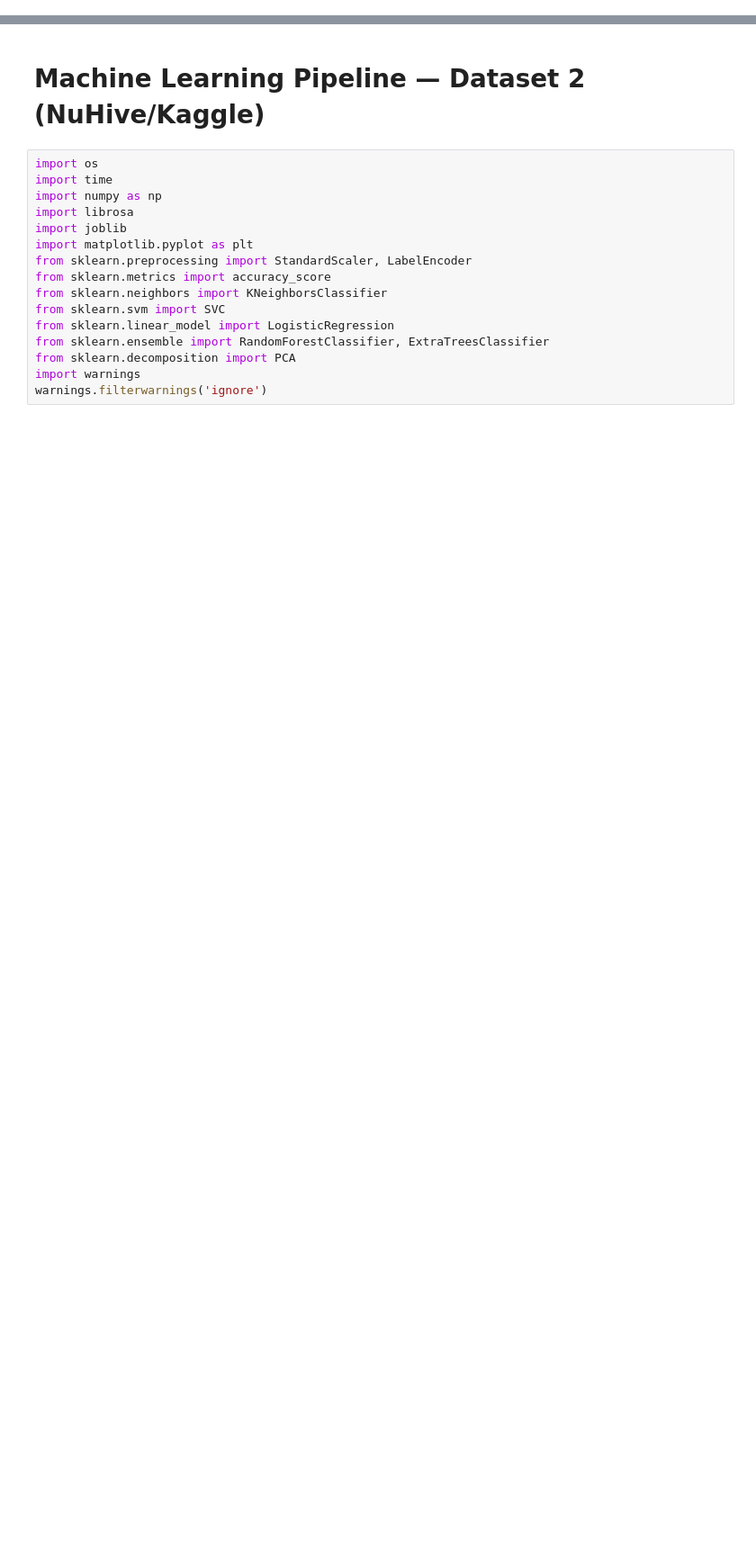
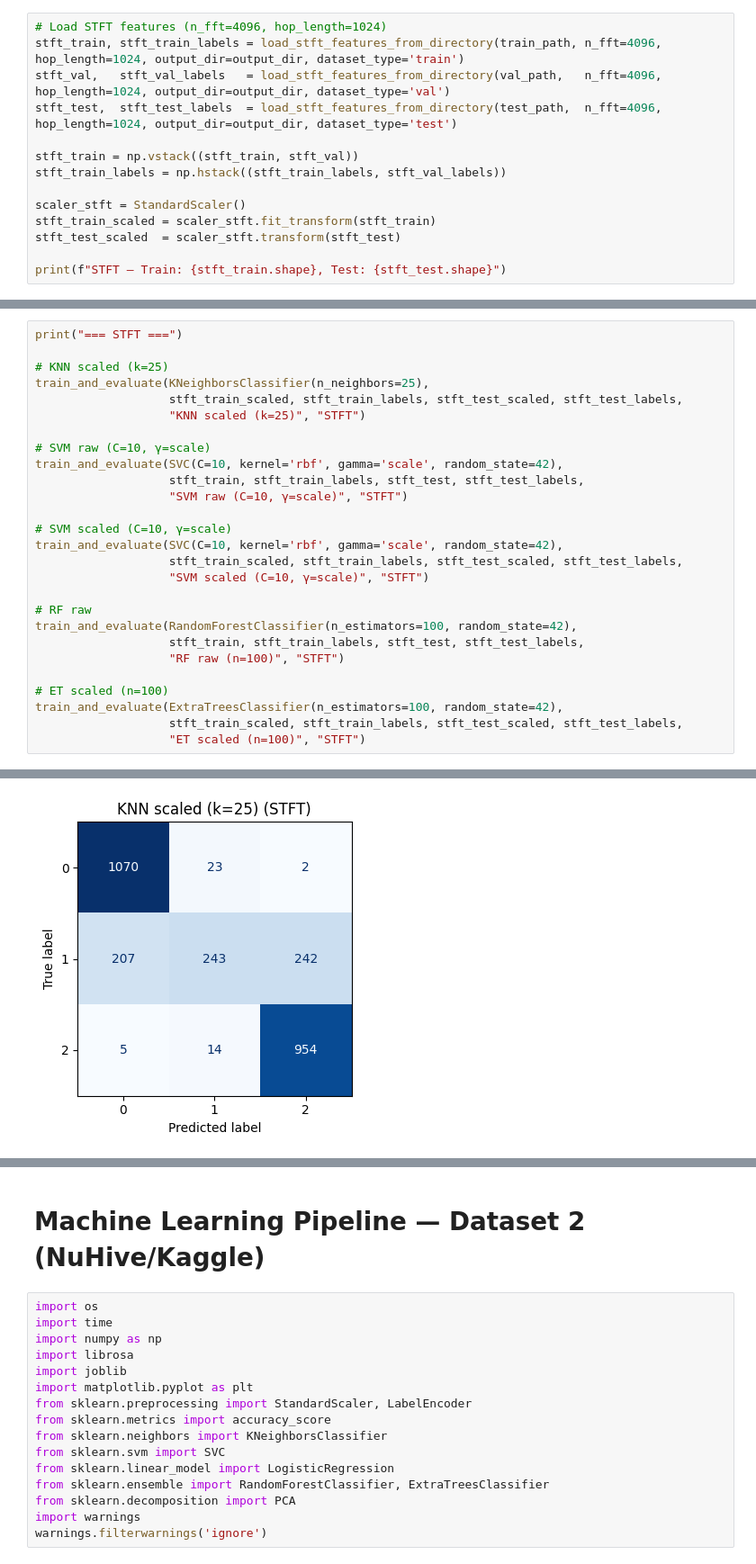
Before and after one commit to dinhgia2106/Queenless-SoundData, a Jupyter notebook: Machine_Learning/dataset2_v2.ipynb, the cells around one changed output, grey strips where cells are left out. Shown at 90% size. Drawn from its saved outputs; the diff is of its cells as text; blank space fills up the shorter version.

```diff
--- a/Machine_Learning/dataset2_v2.ipynb
+++ b/Machine_Learning/dataset2_v2.ipynb
@@ -0,0 +411,14 @@
+# %%
+# Load STFT features (n_fft=4096, hop_length=1024)
+stft_train, stft_train_labels = load_stft_features_from_directory(train_path, n_fft=4096, hop_length=1024, output_dir=output_dir, dataset_type='train')
+stft_val,   stft_val_labels   = load_stft_features_from_directory(val_path,   n_fft=4096, hop_length=1024, output_dir=output_dir, dataset_type='val')
+stft_test,  stft_test_labels  = load_stft_features_from_directory(test_path,  n_fft=4096, hop_length=1024, output_dir=output_dir, dataset_type='test')
+
+stft_train = np.vstack((stft_train, stft_val))
+stft_train_labels = np.hstack((stft_train_labels, stft_val_labels))
+
+scaler_stft = StandardScaler()
+stft_train_scaled = scaler_stft.fit_transform(stft_train)
+stft_test_scaled  = scaler_stft.transform(stft_test)
+
+print(f"STFT — Train: {stft_train.shape}, Test: {stft_test.shape}")
@@ -0,0 +430,28 @@
+# %%
+print("=== STFT ===")
+
+# KNN scaled (k=25)
+train_and_evaluate(KNeighborsClassifier(n_neighbors=25),
+                   stft_train_scaled, stft_train_labels, stft_test_scaled, stft_test_labels,
+                   "KNN scaled (k=25)", "STFT")
+
+# SVM raw (C=10, γ=scale)
+train_and_evaluate(SVC(C=10, kernel='rbf', gamma='scale', random_state=42),
+                   stft_train, stft_train_labels, stft_test, stft_test_labels,
+                   "SVM raw (C=10, γ=scale)", "STFT")
+
+# SVM scaled (C=10, γ=scale)
+train_and_evaluate(SVC(C=10, kernel='rbf', gamma='scale', random_state=42),
+                   stft_train_scaled, stft_train_labels, stft_test_scaled, stft_test_labels,
+                   "SVM scaled (C=10, γ=scale)", "STFT")
+
+# RF raw
+train_and_evaluate(RandomForestClassifier(n_estimators=100, random_state=42),
+                   stft_train, stft_train_labels, stft_test, stft_test_labels,
+                   "RF raw (n=100)", "STFT")
+
+# ET scaled (n=100)
+train_and_evaluate(ExtraTreesClassifier(n_estimators=100, random_state=42),
+                   stft_train_scaled, stft_train_labels, stft_test_scaled, stft_test_labels,
+                   "ET scaled (n=100)", "STFT")
+# %% [output]
@@ -0,0 +460 @@
+[figure, added]
```
Also changed, not shown: parts of 86 cells of this notebook, 1 other file.
